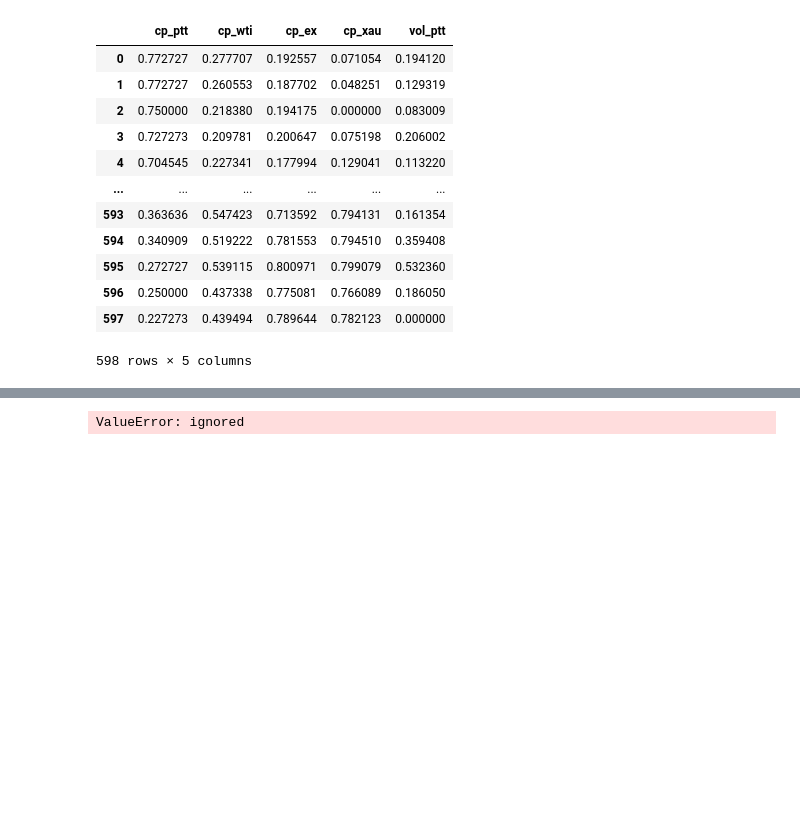
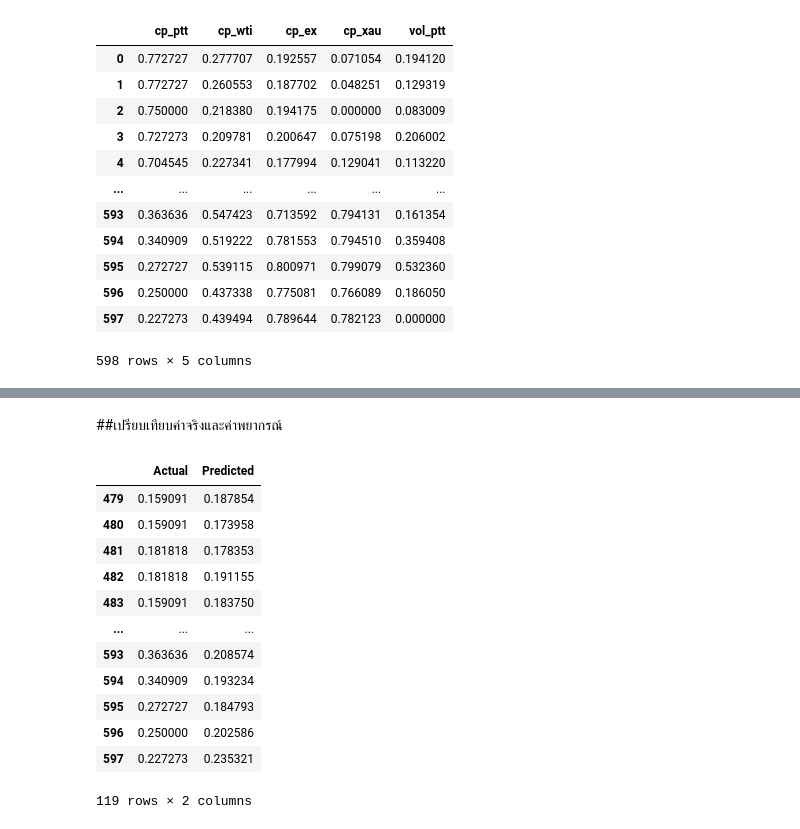
Before and after one commit to Suriya6744/Project, a Jupyter notebook: LSTM.ipynb, the cells around one changed output, grey strips where cells are left out. Saved outputs shown, nothing was run; the diff lists cells and outputs as text; code cells hidden in the pictures; blank space fills up the shorter version.

```diff
--- a/LSTM.ipynb
+++ b/LSTM.ipynb
@@ -747,10 +819,25 @@ y_pred = model.predict(X_test)
+# %% [markdown]
+##เปรียบเทียบค่าจริงและค่าพยากรณ์
 # %%
 import pandas as pd
 import numpy as np
 
 # Create a DataFrame for comparison
-lstm_ptt_pd = pd.DataFrame({'Actual':y_test,'Predict':y_pred})
+lstm_ptt_pd = pd.DataFrame({'Actual': y_test, 'Predicted': y_pred.flatten()})
+
 # Print the comparison table
 lstm_ptt_pd
 # %% [output]
+|  | Actual | Predicted |
+| 479 | 0.159091 | 0.187854 |
+| 480 | 0.159091 | 0.173958 |
+| 481 | 0.181818 | 0.178353 |
+| 482 | 0.181818 | 0.191155 |
+| 483 | 0.159091 | 0.183750 |
+| ... | ... | ... |
+| 593 | 0.363636 | 0.208574 |
+| 594 | 0.340909 | 0.193234 |
+| 595 | 0.272727 | 0.184793 |
+| 596 | 0.250000 | 0.202586 |
+| 597 | 0.227273 | 0.235321 |
-ValueError: ignored
+119 rows × 2 columns
```
Also changed, not shown: parts of 14 cells of this notebook.
